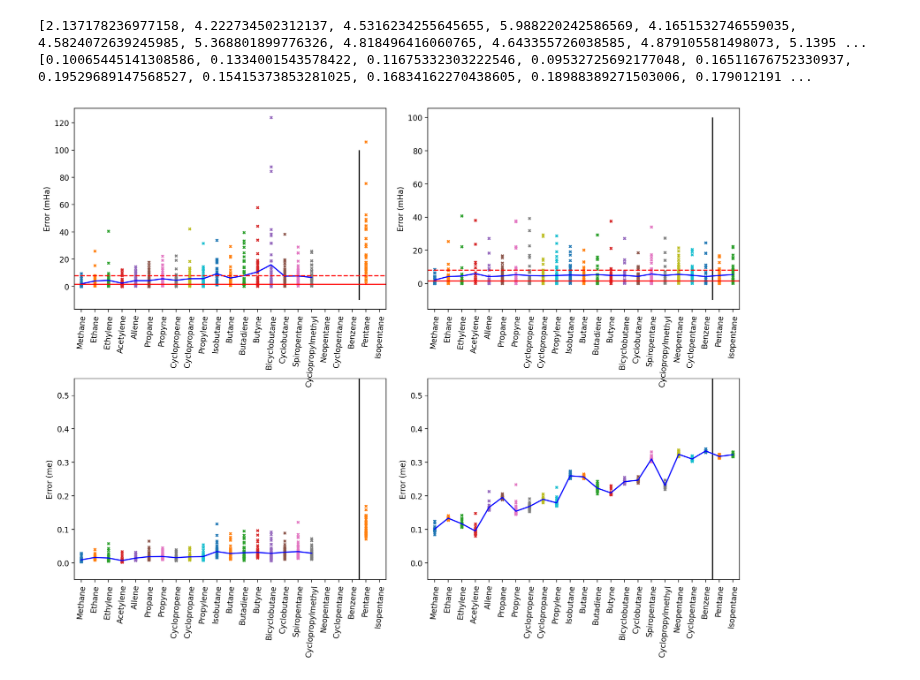
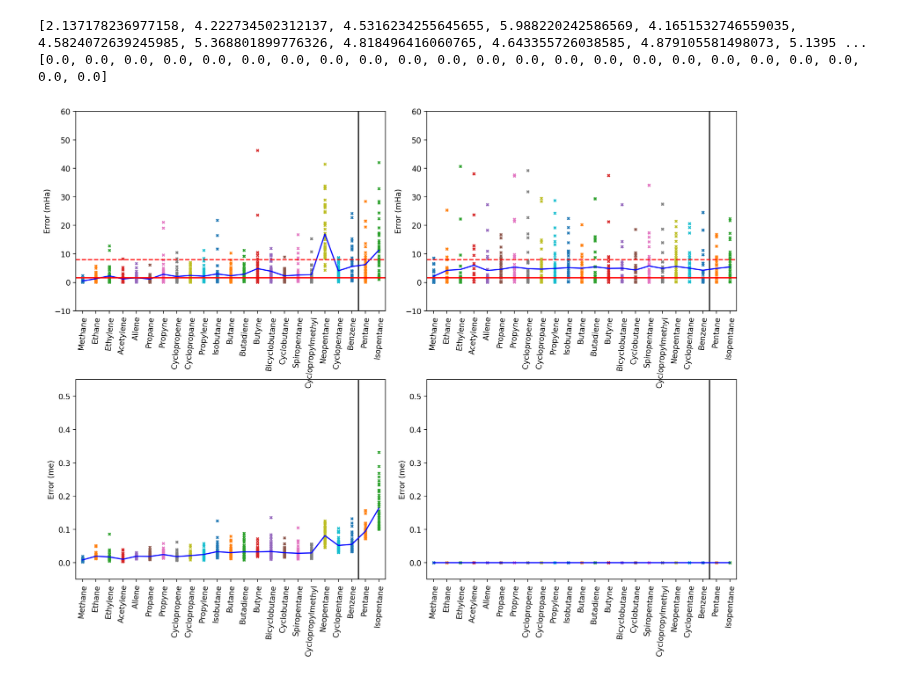
Before and after one commit to chem12346789/ai-dft, a Jupyter notebook: veiw_data.ipynb, the cells around one changed output. Drawn from its saved outputs; the diff is of its cells as text; code cells hidden in the pictures.

```diff
--- a/veiw_data.ipynb
+++ b/veiw_data.ipynb
@@ -66,14 +66,17 @@ for i in range(shapexy[0]):
 
 axes = axes[::-1, :]
 
-list_of_path = list(Path("validate/").glob("validate-ccdft-2024-05-18-19-14-05-800"))
+# load_name = "2024-05-18-19-35-45-800"
+load_name = "2024-05-20-12-58-39-800"
+
+list_of_path = list(Path("validate/").glob(f"validate-ccdft-{load_name}"))
 load_path = max(list_of_path, key=lambda p: p.stat().st_ctime)
 
 list_of_path_dft = list(Path("validate/").glob("dft"))
 load_path_dft = max(list_of_path_dft, key=lambda p: p.stat().st_ctime)
 
 i_row_pd_l = {
-    0: 0,
+    0: 1,
     1: 3,
 }
 
@@ -116,10 +119,10 @@ for i_row in range(2):
     data = pd.read_csv(load_path_dft / "train_dft.csv")
     for i, i_name in enumerate(TRAIN_STR_DICT):
         if i_row == 0:
-            data_eq = data.filter(regex=(f"{i_name}_0_1_0.0000")).to_numpy()[0]
+            data_eq = data.filter(regex=(f"{i_name}_0_1_0.0000")).to_numpy()[i_row]
         else:
             data_eq = 0
-        data_np = data.filter(regex=(f"{i_name}.*")).to_numpy()[i_row_pd, :] - data_eq
+        data_np = data.filter(regex=(f"{i_name}.*")).to_numpy()[i_row, :] - data_eq
         data_np_sort = np.sort(np.abs(data_np))[1:]
         error_l.append(np.mean(data_np_sort))
         axes[i_row, 1].scatter(
@@ -134,39 +137,39 @@ for i_row in range(2):
     data = pd.read_csv(load_path_dft / "eval_dft.csv")
     for j, j_name in enumerate(EVAL_STR_DICT):
         if i_row == 0:
-            data_eq = data.filter(regex=(f"{j_name}_0_1_0.0000")).to_numpy()[0]
+            data_eq = data.filter(regex=(f"{j_name}_0_1_0.0000")).to_numpy()[i_row]
         else:
             data_eq = 0
-        data_np = data.filter(regex=(f"{j_name}.*")).to_numpy()[i_row_pd, :] - data_eq
+        data_np = data.filter(regex=(f"{j_name}.*")).to_numpy()[i_row, :] - data_eq
         data_np_sort = np.sort(np.abs(data_np))[1:]
         error_l.append(np.mean(data_np_sort))
         axes[i_row, 1].scatter(
             i + j + np.zeros_like(data_np_sort), data_np_sort, s=10, marker="x"
         )
 
     axes[i_row, 1].set_xticks(
         range(len(TRAIN_STR_DICT) + len(EVAL_STR_DICT)),
         TRAIN_STR_DICT + EVAL_STR_DICT,
         rotation=85,
     )
     print(error_l)
     axes[i_row, 1].plot(range(len(TRAIN_STR_DICT) + len(EVAL_STR_DICT)), error_l, "b")
     axes[i_row, 0].set_xlim(-0.5, len(TRAIN_STR_DICT) + len(EVAL_STR_DICT) - 0.5)
     axes[i_row, 1].set_xlim(-0.5, len(TRAIN_STR_DICT) + len(EVAL_STR_DICT) - 0.5)
 
-# axes[0, 0].set_ylim(-5, 130)
+axes[0, 0].set_ylim(-10, 60)
 axes[0, 0].set_ylabel("Error (mHa)")
 axes[1, 0].set_ylim(-5e-2, 5.5e-1)
 axes[1, 0].set_ylabel("Error (me)")
-# axes[0, 1].set_ylim(-5, 130)
+axes[0, 1].set_ylim(-10, 60)
 axes[0, 1].set_ylabel("Error (mHa)")
 axes[1, 1].set_ylim(-5e-2, 5.5e-1)
 axes[1, 1].set_ylabel("Error (me)")
 plt.savefig(
-    f"./manu/figures/energy-ccdft-{datetime.datetime.today():%Y-%m-%d-%H-%M-%S}.pdf",
+    f"./manu/figures/energy-ccdft-{load_name}.pdf",
     bbox_inches="tight",
 )
 # %% [output]
 [2.137178236977158, 4.222734502312137, 4.5316234255645655, 5.988220242586569, 4.1651532746559035, 4.5824072639245985, 5.368801899776326, 4.818496416060765, 4.643355726038585, 4.879105581498073, 5.1395 ...
-[0.10065445141308586, 0.1334001543578422, 0.11675332303222546, 0.09532725692177048, 0.16511676752330937, 0.19529689147568527, 0.15415373853281025, 0.16834162270438605, 0.18988389271503006, 0.179012191 ...
+[0.0, 0.0, 0.0, 0.0, 0.0, 0.0, 0.0, 0.0, 0.0, 0.0, 0.0, 0.0, 0.0, 0.0, 0.0, 0.0, 0.0, 0.0, 0.0, 0.0, 0.0, 0.0, 0.0]
-[figure, old version]
+[figure, new version]
```
Also changed, not shown: 3 other files.
